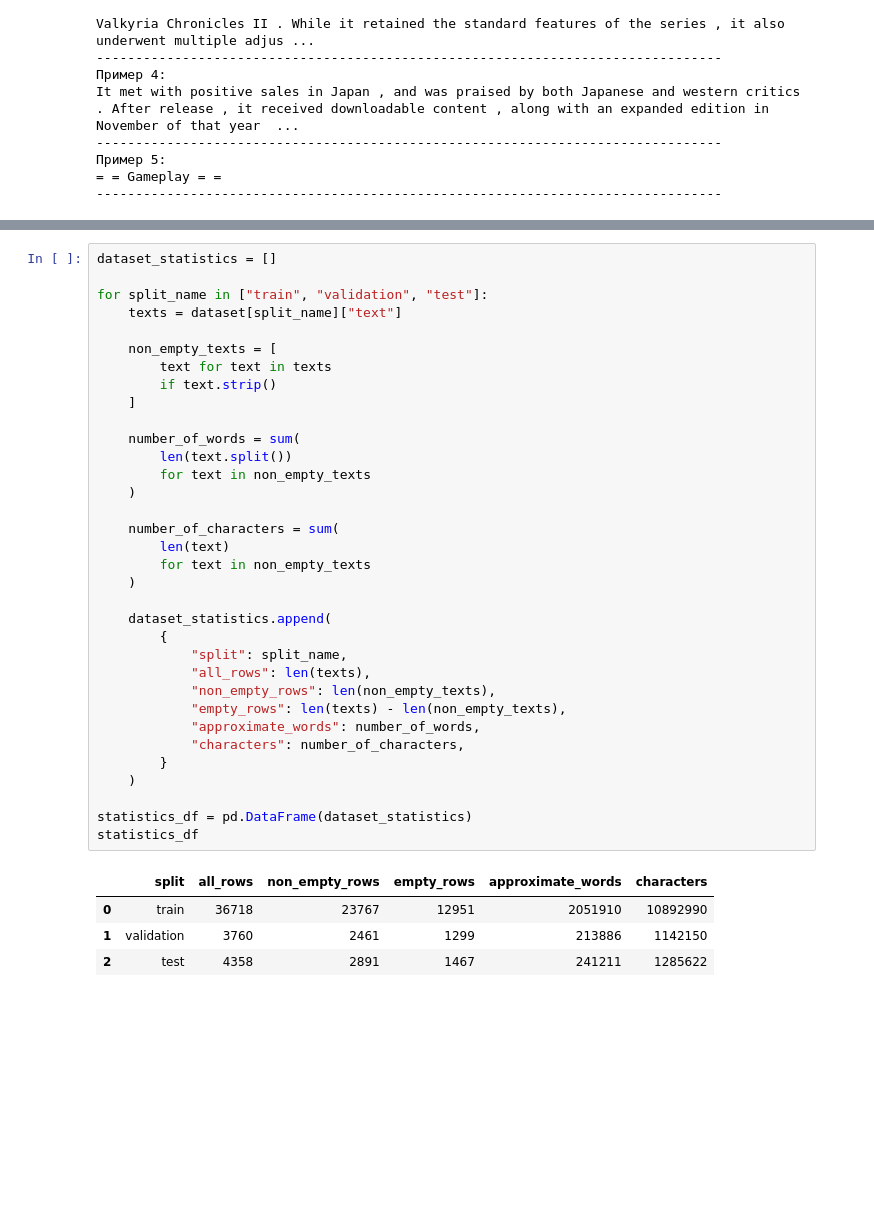
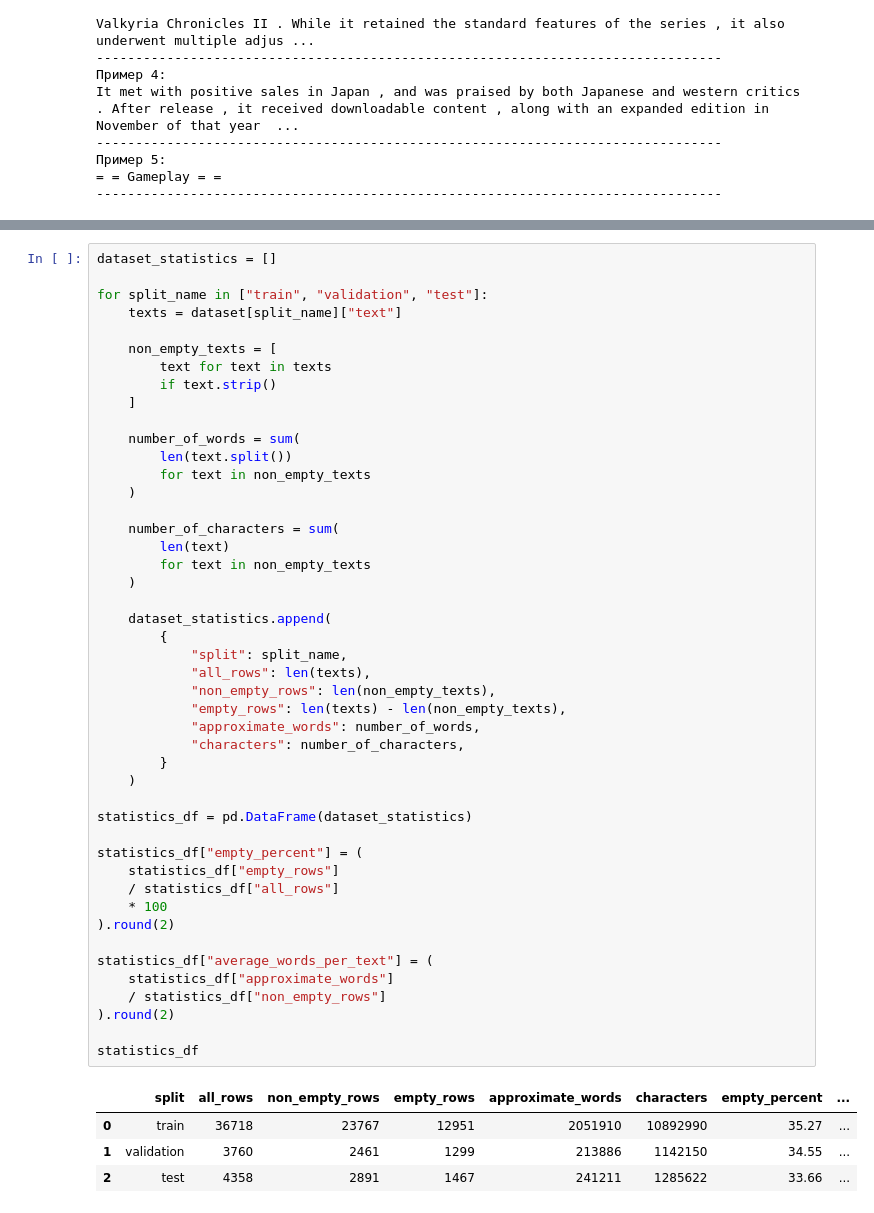
Before and after one commit to Tuinf1/03_ltsm_text_auto-completion-1_project-, a Jupyter notebook: 01_work_test.ipynb, the cells around one changed output, grey strips where cells are left out. Drawn from its saved outputs; the diff is of its cells as text; blank space fills up the shorter version.

```diff
--- a/01_work_test.ipynb
+++ b/01_work_test.ipynb
@@ -272,34 +277,46 @@ for split_name in ["train", "validation", "test"]:
 
     non_empty_texts = [
         text for text in texts
         if text.strip()
     ]
 
     number_of_words = sum(
         len(text.split())
         for text in non_empty_texts
     )
 
     number_of_characters = sum(
         len(text)
         for text in non_empty_texts
     )
 
     dataset_statistics.append(
         {
             "split": split_name,
             "all_rows": len(texts),
             "non_empty_rows": len(non_empty_texts),
             "empty_rows": len(texts) - len(non_empty_texts),
             "approximate_words": number_of_words,
             "characters": number_of_characters,
         }
     )
 
 statistics_df = pd.DataFrame(dataset_statistics)
+
+statistics_df["empty_percent"] = (
+    statistics_df["empty_rows"]
+    / statistics_df["all_rows"]
+    * 100
+).round(2)
+
+statistics_df["average_words_per_text"] = (
+    statistics_df["approximate_words"]
+    / statistics_df["non_empty_rows"]
+).round(2)
+
 statistics_df
 # %% [output]
-|  | split | all_rows | non_empty_rows | empty_rows | approximate_words | characters |
-| 0 | train | 36718 | 23767 | 12951 | 2051910 | 10892990 |
-| 1 | validation | 3760 | 2461 | 1299 | 213886 | 1142150 |
-| 2 | test | 4358 | 2891 | 1467 | 241211 | 1285622 |
+|  | split | all_rows | non_empty_rows | empty_rows | approximate_words | characters | empty_percent | ... |
+| 0 | train | 36718 | 23767 | 12951 | 2051910 | 10892990 | 35.27 | ... |
+| 1 | validation | 3760 | 2461 | 1299 | 213886 | 1142150 | 34.55 | ... |
+| 2 | test | 4358 | 2891 | 1467 | 241211 | 1285622 | 33.66 | ... |
```
Also changed, not shown: parts of 79 cells of this notebook, 1 other file.
